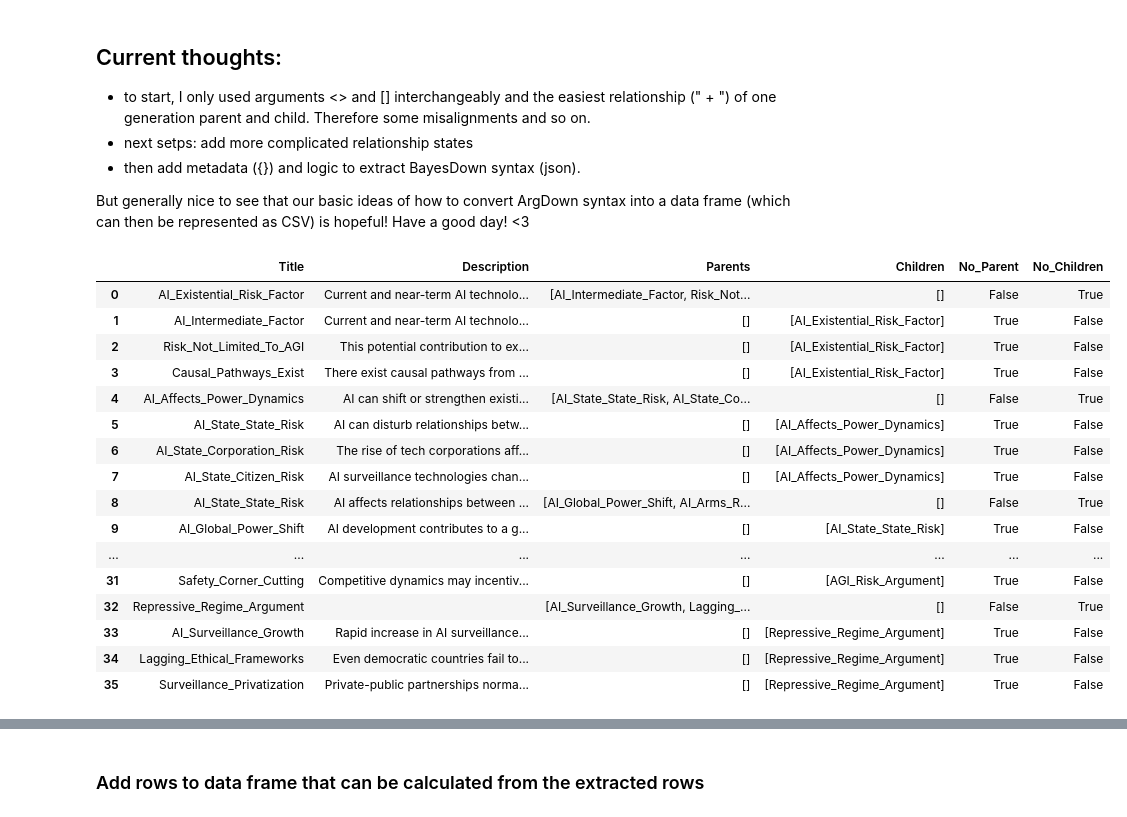
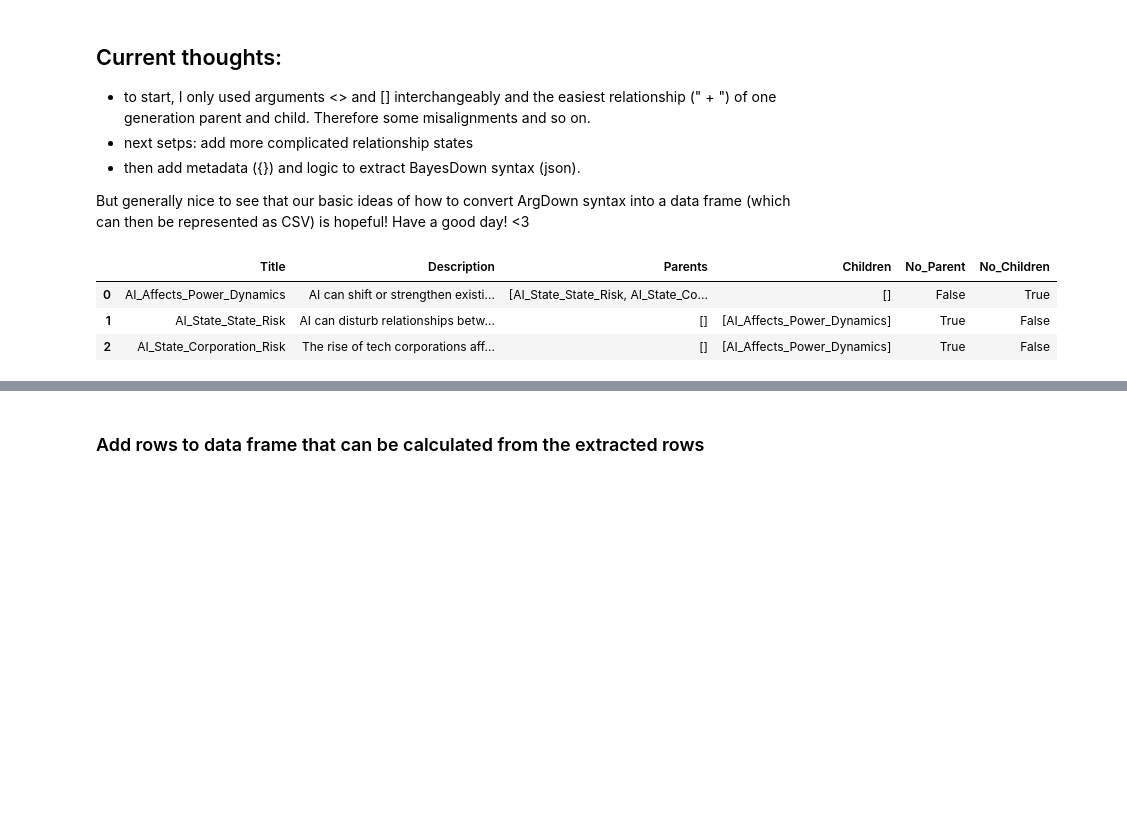
Before and after one commit to SingularitySmith/AMTAIR_Prototype, a Jupyter notebook: version_history/AMTAIR_Prototype_0_1.2.ipynb, the cells around one changed output, grey strips where cells are left out. Saved outputs shown, nothing was run; the diff lists cells and outputs as text; code cells hidden in the pictures; blank space fills up the shorter version.

```diff
--- a/version_history/AMTAIR_Prototype_0_1.2.ipynb
+++ b/version_history/AMTAIR_Prototype_0_1.2.ipynb
@@ -440,51 +309,42 @@ def parse_markdown_hierarchy(markdown_text):
                     'No_Children': last_child_title is None
                 }
 
                 # Add the row to the DataFrame
                 df.loc[len(df)] = new_row
 
                 # If there was a last child, update its parents
                 if last_child_title:
                     # Find the index of the last child row
                     last_child_index = df[df['Title'] == last_child_title].index[-1]
 
                     # Update parents to include both current and nested parents
                     combined_parents = current_parents.copy()
                     if nested_parents:
                         combined_parents.extend(nested_parents)
 
                     df.at[last_child_index, 'Parents'] = combined_parents
                     df.at[last_child_index, 'No_Parent'] = len(combined_parents) == 0
 
     return df
 
 
 # Example usage
-markdown_text = md_content
-
+#markdown_text = md_content
+markdown_text = '''[AI_Affects_Power_Dynamics]: AI can shift or strengthen existing power dynamics between different actors.
+  + [AI_State_State_Risk]: AI can disturb relationships between nation states, potentially leading to an "AI arms race."
+  + [AI_State_Corporation_Risk]: The rise of tech corporations affects their relationships with states, creating power imbalances.
+  +  [AI_State_Citizen_Risk]: AI surveillance technologies change the dynamics between states and citizens.
+   /* => [AI_Existential_Risk_Factor]*/'''
 # Parse the markdown
 result_df = parse_markdown_hierarchy(markdown_text)
 
 # Display the DataFrame
 result_df
 # %% [output]
 |  | Title | Description | Parents | Children | No_Parent | No_Children |
-| 0 | AI_Existential_Risk_Factor | Current and near-term AI technolo... | [AI_Intermediate_Factor, Risk_Not... | [] | False | True |
-| 1 | AI_Intermediate_Factor | Current and near-term AI technolo... | [] | [AI_Existential_Risk_Factor] | True | False |
-| 2 | Risk_Not_Limited_To_AGI | This potential contribution to ex... | [] | [AI_Existential_Risk_Factor] | True | False |
-| 3 | Causal_Pathways_Exist | There exist causal pathways from ... | [] | [AI_Existential_Risk_Factor] | True | False |
-| 4 | AI_Affects_Power_Dynamics | AI can shift or strengthen existi... | [AI_State_State_Risk, AI_State_Co... | [] | False | True |
-| 5 | AI_State_State_Risk | AI can disturb relationships betw... | [] | [AI_Affects_Power_Dynamics] | True | False |
-| 6 | AI_State_Corporation_Risk | The rise of tech corporations aff... | [] | [AI_Affects_Power_Dynamics] | True | False |
-| 7 | AI_State_Citizen_Risk | AI surveillance technologies chan... | [] | [AI_Affects_Power_Dynamics] | True | False |
-| 8 | AI_State_State_Risk | AI affects relationships between ... | [AI_Global_Power_Shift, AI_Arms_R... | [] | False | True |
-| 9 | AI_Global_Power_Shift | AI development contributes to a g... | [] | [AI_State_State_Risk] | True | False |
-| ... | ... | ... | ... | ... | ... | ... |
-| 31 | Safety_Corner_Cutting | Competitive dynamics may incentiv... | [] | [AGI_Risk_Argument] | True | False |
-| 32 | Repressive_Regime_Argument |  | [AI_Surveillance_Growth, Lagging_... | [] | False | True |
-| 33 | AI_Surveillance_Growth | Rapid increase in AI surveillance... | [] | [Repressive_Regime_Argument] | True | False |
-| 34 | Lagging_Ethical_Frameworks | Even democratic countries fail to... | [] | [Repressive_Regime_Argument] | True | False |
-| 35 | Surveillance_Privatization | Private-public partnerships norma... | [] | [Repressive_Regime_Argument] | True | False |
+| 0 | AI_Affects_Power_Dynamics | AI can shift or strengthen existi... | [AI_State_State_Risk, AI_State_Co... | [] | False | True |
+| 1 | AI_State_State_Risk | AI can disturb relationships betw... | [] | [AI_Affects_Power_Dynamics] | True | False |
+| 2 | AI_State_Corporation_Risk | The rise of tech corporations aff... | [] | [AI_Affects_Power_Dynamics] | True | False |
 # %%
 # implement with additional argument generation (i.e. until "grandparents")
 
```
Also changed, not shown: parts of 9 cells of this notebook.
